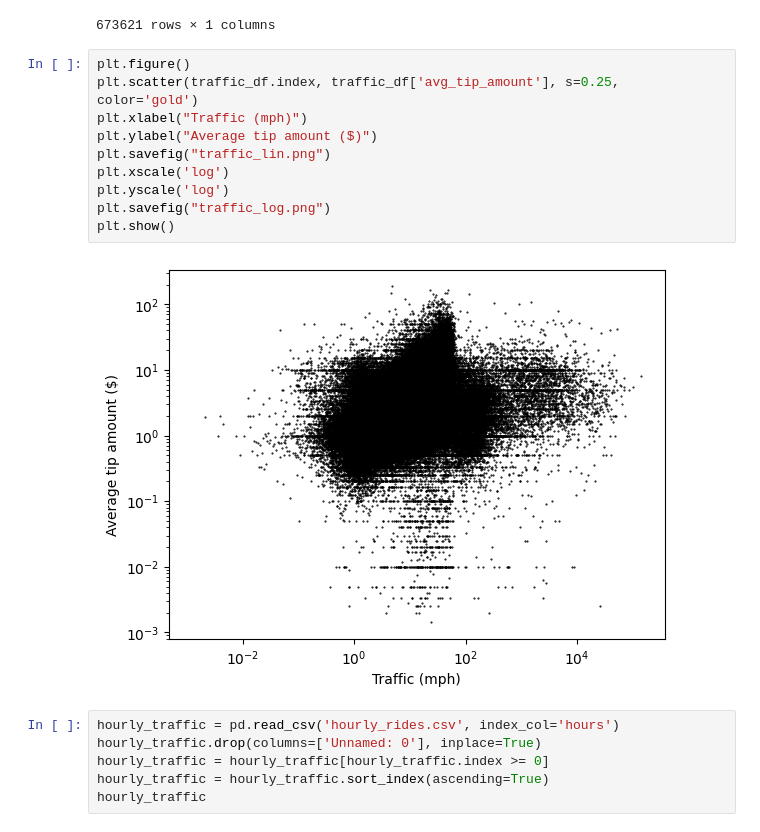
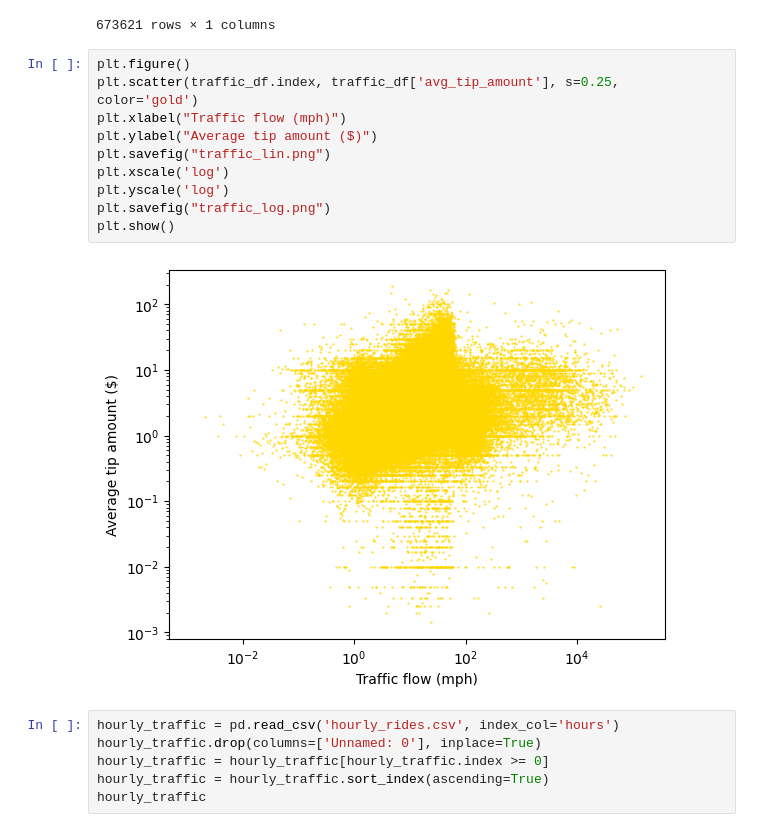
Before and after one commit to TheBarbaraIsTaken/BigData-NYCTaxis, a Jupyter notebook: stats/stats.ipynb, the cells around one changed output. Saved outputs shown, nothing was run; the diff lists cells and outputs as text.

```diff
--- a/stats/stats.ipynb
+++ b/stats/stats.ipynb
@@ -60,15 +77,15 @@ traffic_df
 # %%
 plt.figure()
 plt.scatter(traffic_df.index, traffic_df['avg_tip_amount'], s=0.25, color='gold')
-plt.xlabel("Traffic (mph)")
+plt.xlabel("Traffic flow (mph)")
 plt.ylabel("Average tip amount ($)")
 plt.savefig("traffic_lin.png")
 plt.xscale('log')
 plt.yscale('log')
 plt.savefig("traffic_log.png")
 plt.show()
 # %% [output]
-[figure, old version]
+[figure, new version]
 # %%
 hourly_traffic = pd.read_csv('hourly_rides.csv', index_col='hours')
 hourly_traffic.drop(columns=['Unnamed: 0'], inplace=True)
```
Also changed, not shown: parts of 3 cells of this notebook.
